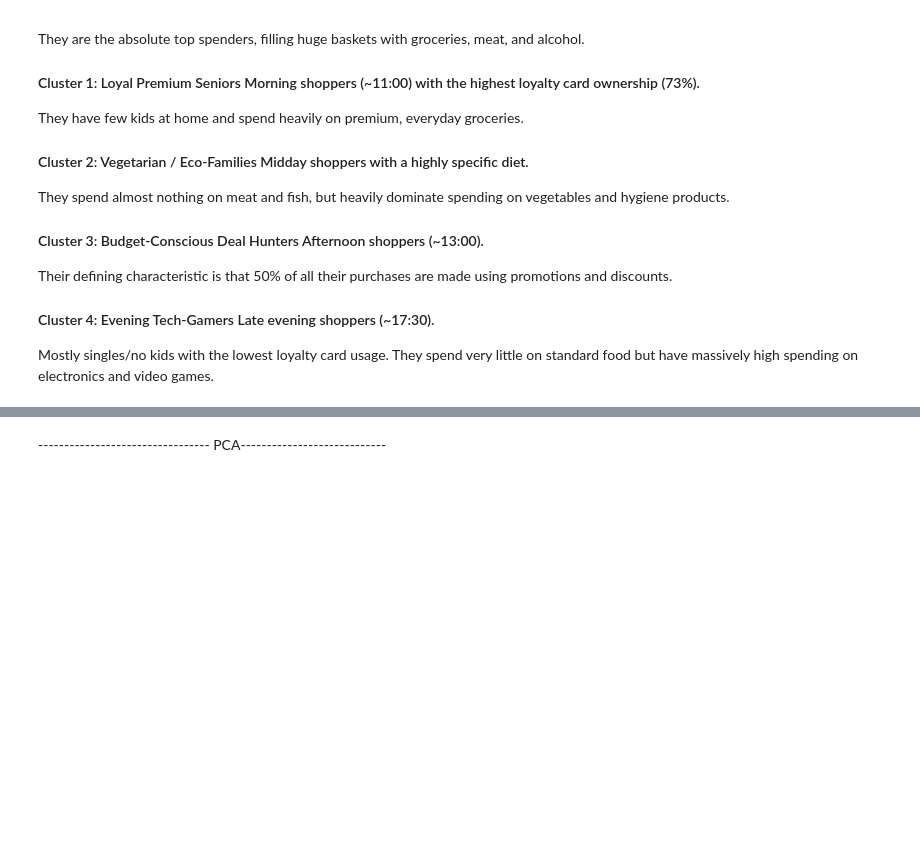
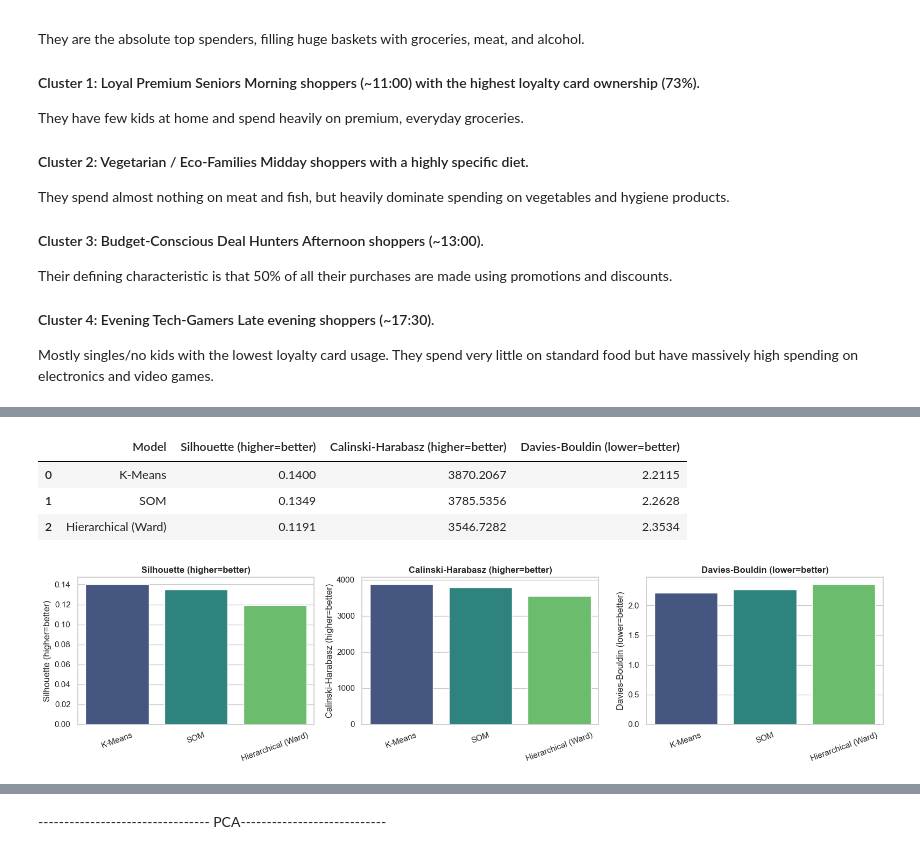
Before and after one commit to Sel-Kata/Project_ML2_Final, a Jupyter notebook: final_project.ipynb, the cells around one changed output, grey strips where cells are left out. Cells and saved outputs as stored; diff of their text form; code cells hidden in the pictures; blank space fills up the shorter version.

```diff
--- a/final_project.ipynb
+++ b/final_project.ipynb
@@ -464,0 +551,30 @@ Mostly singles/no kids with the lowest loyalty card usage. They spend very littl
+# %%
+# Compare the three models. Silhouette is computed on a 10k sub-sample (full 33k is O(n^2) in memory)
+models_to_compare = {'K-Means': kmeans_labels, 'SOM': som_labels, 'Hierarchical (Ward)': hier_labels}
+
+comparison = []
+for name, labels in models_to_compare.items():
+    comparison.append({
+        'Model': name,
+        'Silhouette (higher=better)': silhouette_score(df_final, labels, sample_size=10000, random_state=42),
+        'Calinski-Harabasz (higher=better)': calinski_harabasz_score(df_final, labels),
+        'Davies-Bouldin (lower=better)': davies_bouldin_score(df_final, labels),
+    })
+comparison = pd.DataFrame(comparison)
+display(comparison.round(4))
+
+fig, axes = plt.subplots(1, 3, figsize=(16, 4))
+metric_cols = ['Silhouette (higher=better)', 'Calinski-Harabasz (higher=better)', 'Davies-Bouldin (lower=better)']
+for ax, metric in zip(axes, metric_cols):
+    sns.barplot(data=comparison, x='Model', y=metric, hue='Model', palette='viridis', legend=False, ax=ax)
+    ax.set_title(metric, fontsize=12, fontweight='bold')
+    ax.set_xlabel('')
+    ax.tick_params(axis='x', rotation=20)
+plt.tight_layout()
+plt.show()
+# %% [output]
+|  | Model | Silhouette (higher=better) | Calinski-Harabasz (higher=better) | Davies-Bouldin (lower=better) |
+| 0 | K-Means | 0.1400 | 3870.2067 | 2.2115 |
+| 1 | SOM | 0.1349 | 3785.5356 | 2.2628 |
+| 2 | Hierarchical (Ward) | 0.1191 | 3546.7282 | 2.3534 |
+[figure, added]
```
Also changed, not shown: parts of 29 cells of this notebook, 16 other files.
